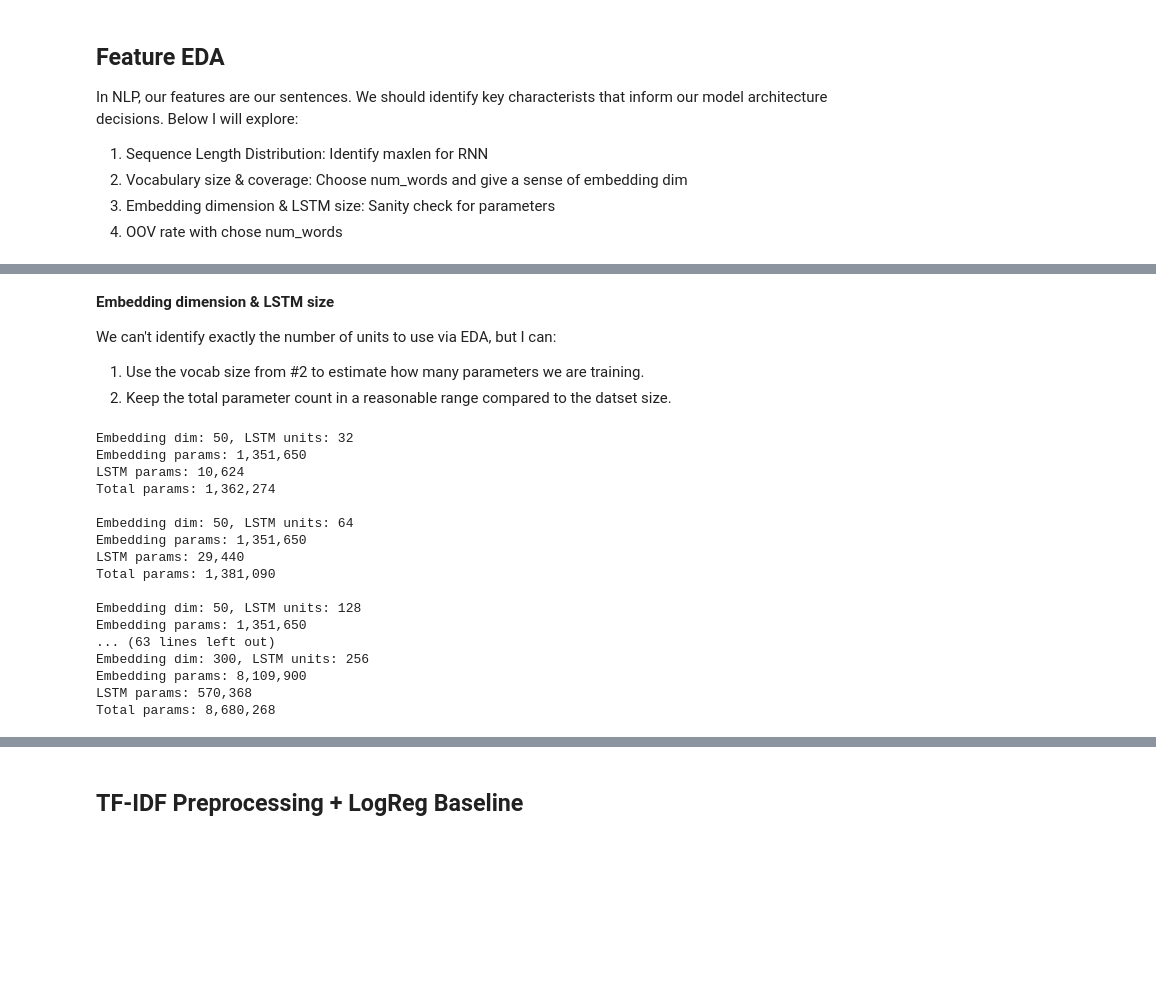
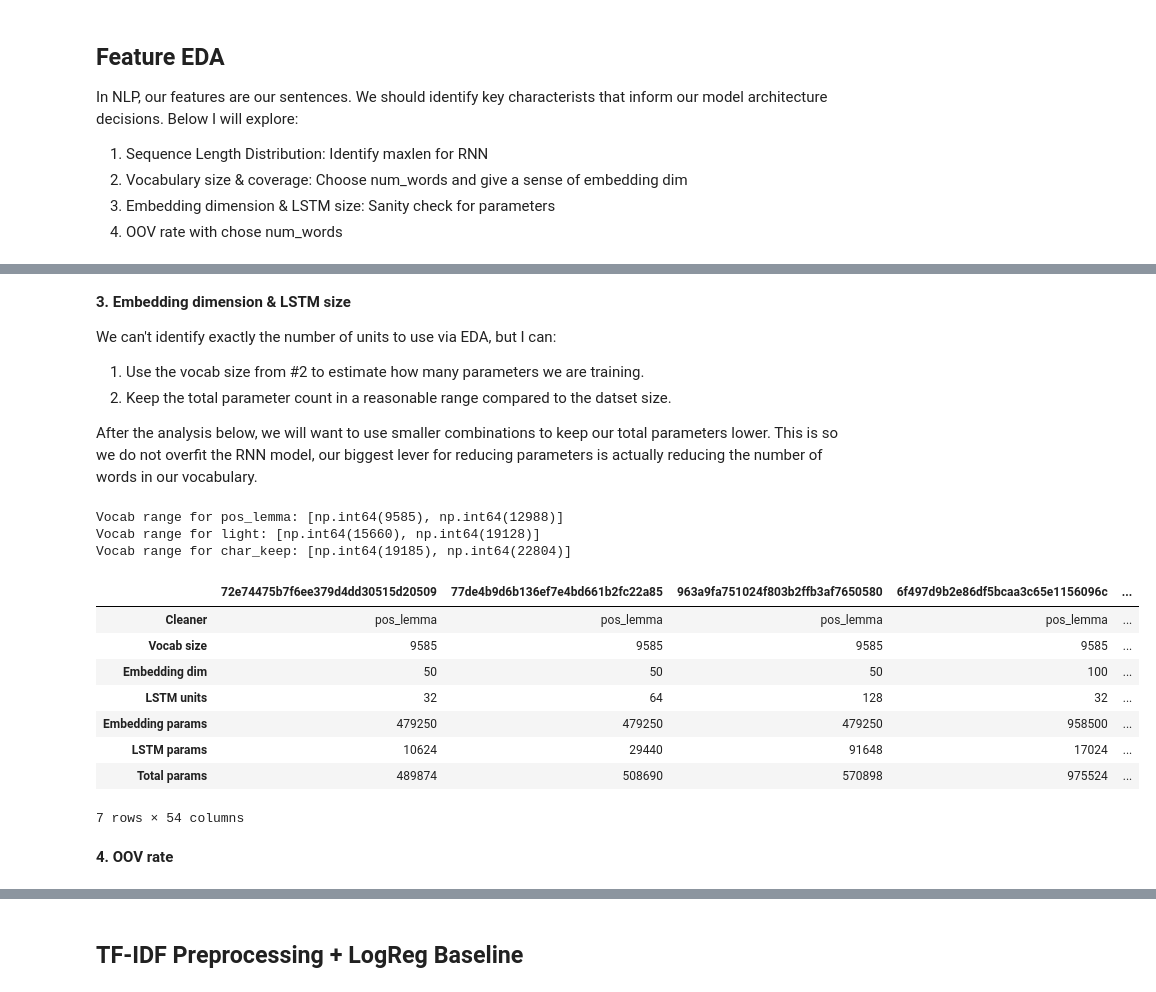
Before and after one commit to RescuedBuffalo/kaggle-nlp-disasters, a Jupyter notebook: report.ipynb, the cells around one changed output, grey strips where cells are left out. Saved outputs shown, nothing was run; the diff lists cells and outputs as text; code cells hidden in the pictures; blank space fills up the shorter version.

```diff
--- a/report.ipynb
+++ b/report.ipynb
@@ -187,40 +233,53 @@ Words needed to cover 99% of token mass: 26129
 # %% [markdown]
-**Embedding dimension & LSTM size**
+**3. Embedding dimension & LSTM size**
 
 We can't identify exactly the number of units to use via EDA, but I can:
 1. Use the vocab size from #2 to estimate how many parameters we are training.
 2. Keep the total parameter count in a reasonable range compared to the datset size.
+
+After the analysis below, we will want to use smaller combinations to keep our total parameters lower. This is so we do not overfit the RNN model, our biggest lever for reducing parameters is actually reducing the number of words in our vocabulary.
 # %%
-embedding_dim_range = [50, 100, 200, 300]
-lstm_units_range = [32, 64, 128, 256]
+embedding_dim_range = [50, 100, 200]
+lstm_units_range = [32, 64, 128]
 
-for ed in embedding_dim_range:
-    for lu in lstm_units_range:
-        embedding_params = vocab_size * ed
-        lstm_params = 4 * lu * (lu + ed + 1)
-        total_params = embedding_params + lstm_params
-        print(f"Embedding dim: {ed}, LSTM units: {lu}")
-        print(f"Embedding params: {embedding_params:,}")
-        print(f"LSTM params: {lstm_params:,}")
-        print(f"Total params: {total_params:,}")
-        print()
+param_stats = {}
+for cleaner in CLEANERS:
+    split = disaster_data.get_split(cleaner)
+    vocab_range = [vocab_stats[cleaner]['Words for 95% Mass'], vocab_stats[cleaner]['Words for 99% Mass']]
+    print(f"Vocab range for {cleaner}: {vocab_range}")
+    for vocab_size in vocab_range:
+        for ed in embedding_dim_range:
+            for lu in lstm_units_range:
+                embedding_params = vocab_size * ed
+                lstm_params = 4 * lu * (lu + ed + 1)
+                total_params = embedding_params + lstm_params
+                id = hashlib.md5(f"{cleaner}_{vocab_size}_{ed}_{lu}".encode()).hexdigest()
+                param_stats[id] = {
+                    'Cleaner': cleaner,
+                    'Vocab size': vocab_size,
+                    'Embedding dim': ed,
+                    'LSTM units': lu,
+                    'Embedding params': embedding_params,
+                    'LSTM params': lstm_params,
+                    'Total params': total_params
+                }
+                # print(f"Embedding dim: {ed}, LSTM units: {lu}")
+param_table = pd.DataFrame(param_stats)
+display(param_table)
 # %% [output]
-Embedding dim: 50, LSTM units: 32
-Embedding params: 1,351,650
-LSTM params: 10,624
-Total params: 1,362,274
-
-Embedding dim: 50, LSTM units: 64
-Embedding params: 1,351,650
-LSTM params: 29,440
-Total params: 1,381,090
-
-Embedding dim: 50, LSTM units: 128
-Embedding params: 1,351,650
-... (63 lines left out)
-Embedding dim: 300, LSTM units: 256
-Embedding params: 8,109,900
-LSTM params: 570,368
-Total params: 8,680,268
+Vocab range for pos_lemma: [np.int64(9585), np.int64(12988)]
+Vocab range for light: [np.int64(15660), np.int64(19128)]
+Vocab range for char_keep: [np.int64(19185), np.int64(22804)]
+|  | 72e74475b7f6ee379d4dd30515d20509 | 77de4b9d6b136ef7e4bd661b2fc22a85 | 963a9fa751024f803b2ffb3af7650580 | 6f497d9b2e86df5bcaa3c65e1156096c | ... |
+| Cleaner | pos_lemma | pos_lemma | pos_lemma | pos_lemma | ... |
+| Vocab size | 9585 | 9585 | 9585 | 9585 | ... |
+| Embedding dim | 50 | 50 | 50 | 100 | ... |
+| LSTM units | 32 | 64 | 128 | 32 | ... |
+| Embedding params | 479250 | 479250 | 479250 | 958500 | ... |
+| LSTM params | 10624 | 29440 | 91648 | 17024 | ... |
+| Total params | 489874 | 508690 | 570898 | 975524 | ... |
+7 rows × 54 columns
+# %% [markdown]
+**4. OOV rate**
 # %%
 # OOV Rate with chosen num_words
```
Also changed, not shown: parts of 8 cells of this notebook.
